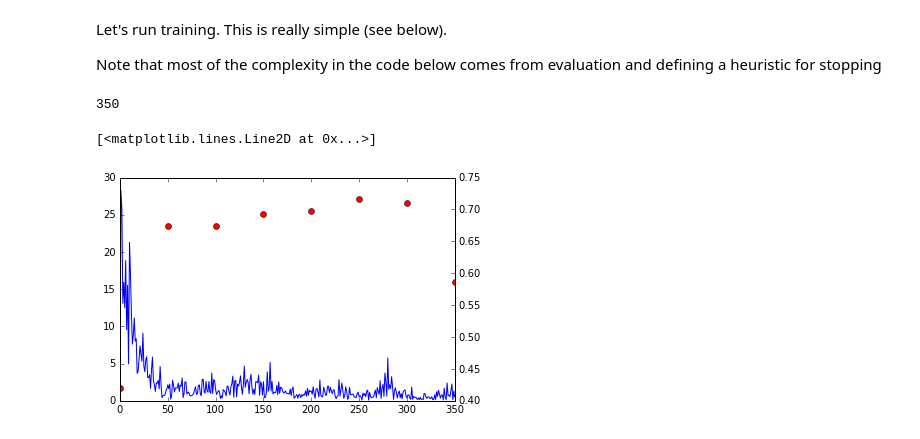
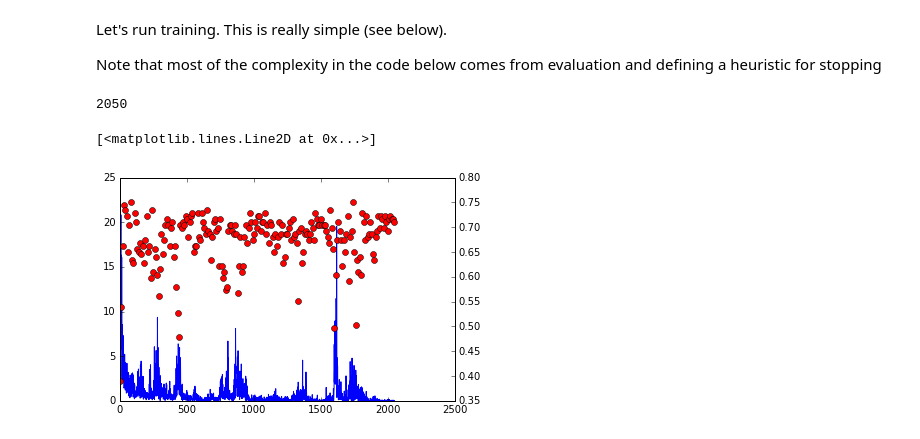
Before and after one commit to choldgraf/UCSF-Data_Driven_Neuro, a Jupyter notebook: tensorflow/003-tf-linear-classifier.ipynb, the cells around one changed output. Cells and saved outputs as stored; diff of their text form; code cells hidden in the pictures.

```diff
--- a/tensorflow/003-tf-linear-classifier.ipynb
+++ b/tensorflow/003-tf-linear-classifier.ipynb
@@ -144,15 +144,15 @@ Note that most of the complexity in the code below comes from evaluation and def
 n_iterations = 0
 mean_losses = []
 mean_evals = []
-max_iterations = 1000
+max_iterations = 5000
 
 while True:
     # This is where learning actually takes place!
     _, loss_mean_val = sess.run([train_op, loss_mean])
     # Store the loss so we can look at it:
     mean_losses.append(loss_mean_val)
-    # Every 100 iterations, we consider whether to stop:
-    if np.mod(n_iterations, 50) == 0:
+    # Every 10 learning iterations, we consider whether to stop:
+    if np.mod(n_iterations, 10) == 0:
         p = []
         # We're hard-coding the size of the entire eval data here and predicting them one by one:
         for ii in range(169):
@@ -161,12 +161,12 @@ while True:
 
         mean_evals.append(np.mean(p))
         # But we really only start thinking about stopping
-        # after 300 iterations (three evaluations):
-        if n_iterations > 300:
+        # after 2000 iterations:
+        if n_iterations > 2000:
             # Here's how we decide whether to keep going,
             # based on the held-out data:
             # If you are still improving, relative to recent past keep training:
-            if mean_evals[-1] < (np.mean(mean_evals[-8:-1])):
+            if mean_evals[-1] < (np.mean(mean_evals[-10:-1])):
                 break
 
     # If we're still around iterate:
@@ -178,12 +178,12 @@ while True:
 # %%
 n_iterations
 # %% [output]
-350
+2050
 # %%
 fig, ax = plt.subplots(1)
 ax.plot(mean_losses)
 ax2 = plt.twinx()
-ax2.plot(np.arange(0, n_iterations+1, 50), mean_evals, 'ro')
+ax2.plot(np.arange(0, n_iterations+1, 10), mean_evals, 'ro')
 # %% [output]
 [<matplotlib.lines.Line2D at 0x...>]
-[figure, old version]
+[figure, new version]
```
Also changed, not shown: parts of 4 cells of this notebook.
